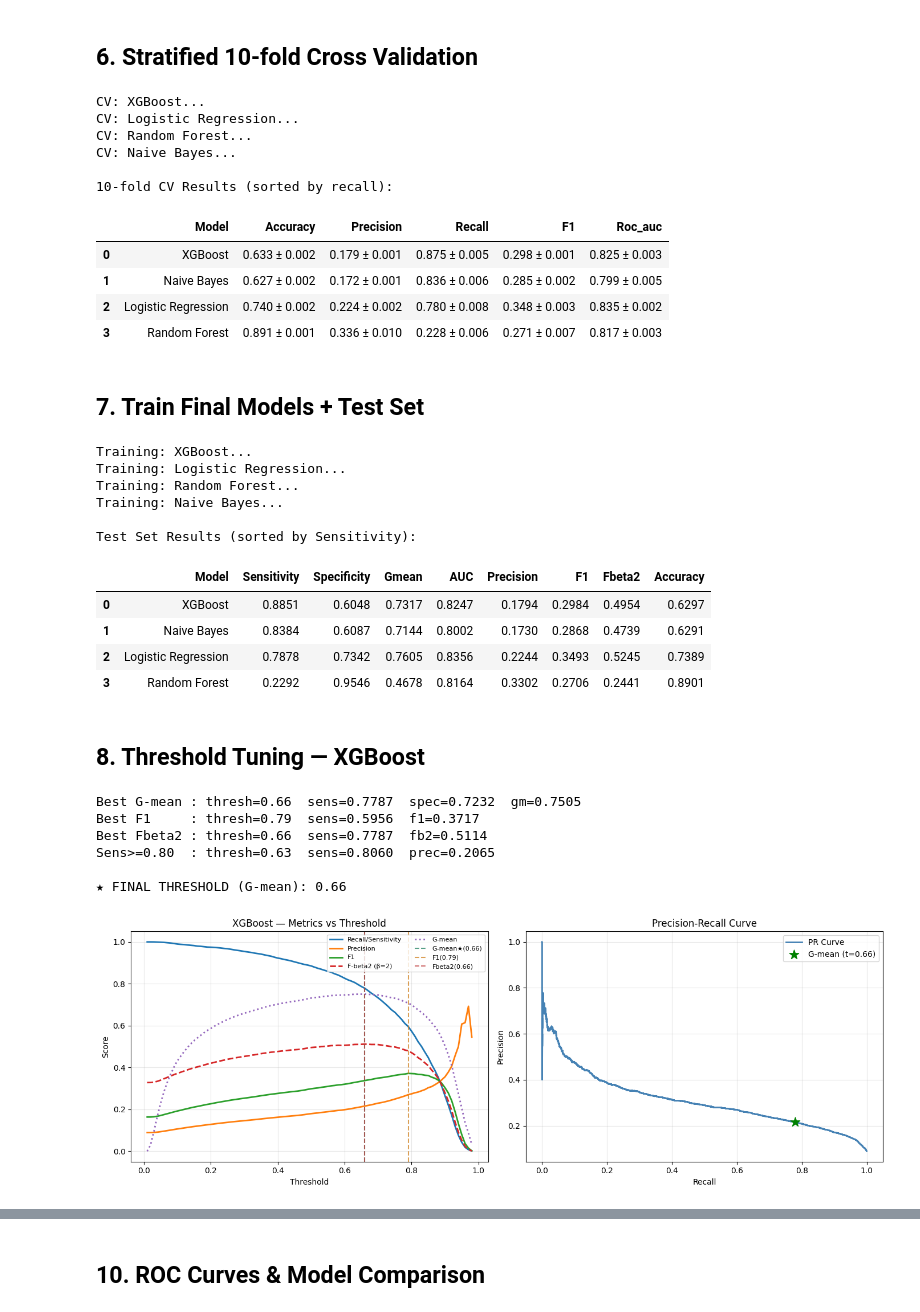
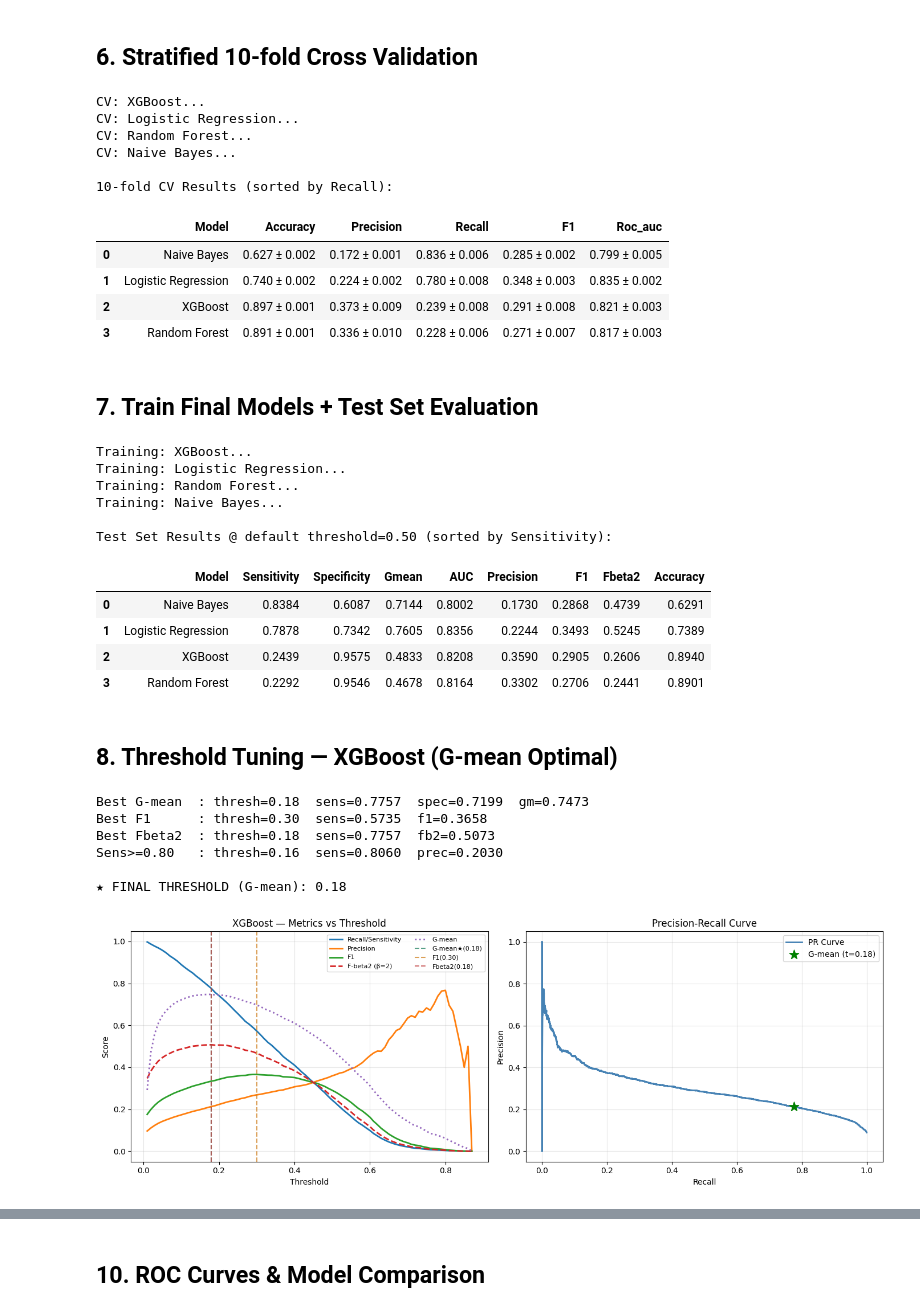
Before and after one commit to Haiseal/heart-disease-prediction, a Jupyter notebook: notebooks/BRFSS_NB3A_Baseline.ipynb, the cells around one changed output, grey strips where cells are left out. Drawn from its saved outputs; the diff is of its cells as text; code cells hidden in the pictures.

```diff
--- a/notebooks/BRFSS_NB3A_Baseline.ipynb
+++ b/notebooks/BRFSS_NB3A_Baseline.ipynb
@@ -155,14 +181,15 @@ for name in pipelines: print(f'  - {name}')
 ## 6. Stratified 10-fold Cross Validation
 # %%
 cv = StratifiedKFold(n_splits=10, shuffle=True, random_state=SEED)
-scoring = {'accuracy':'accuracy','precision':'precision',
-           'recall':'recall','f1':'f1','roc_auc':'roc_auc'}
+scoring = {'accuracy': 'accuracy', 'precision': 'precision',
+           'recall': 'recall', 'f1': 'f1', 'roc_auc': 'roc_auc'}
 
 cv_rows = []
 for name, pipe in pipelines.items():
     print(f'CV: {name}...')
+    # n_jobs=1 on outer CV to avoid nested parallelism with inner model n_jobs=-1
     sc = cross_validate(clone(pipe), X_train, y_train,
-                        cv=cv, scoring=scoring, n_jobs=-1)
+                        cv=cv, scoring=scoring, n_jobs=1)
     row = {'Model': name}
     for m in scoring:
         row[f'{m}_mean'] = sc[f'test_{m}'].mean()
@@ -175,7 +202,7 @@ for m in scoring:
         lambda r: f"{r[f'{m}_mean']:.3f} ± {r[f'{m}_std']:.3f}", axis=1)
 
 disp = ['Model'] + [f'{m}_fmt' for m in scoring]
-print('\n10-fold CV Results (sorted by recall):')
+print('\n10-fold CV Results (sorted by Recall):')
 display(cv_df[disp].rename(columns={f'{m}_fmt': m.capitalize() for m in scoring}))
 cv_df.to_csv(f'{OUT}/cv_results.csv', index=False)
 # %% [output]
@@ -184,14 +211,14 @@ CV: Logistic Regression...
 CV: Random Forest...
 CV: Naive Bayes...
 
-10-fold CV Results (sorted by recall):
+10-fold CV Results (sorted by Recall):
 |  | Model | Accuracy | Precision | Recall | F1 | Roc_auc |
-| 0 | XGBoost | 0.633 ± 0.002 | 0.179 ± 0.001 | 0.875 ± 0.005 | 0.298 ± 0.001 | 0.825 ± 0.003 |
-| 1 | Naive Bayes | 0.627 ± 0.002 | 0.172 ± 0.001 | 0.836 ± 0.006 | 0.285 ± 0.002 | 0.799 ± 0.005 |
-| 2 | Logistic Regression | 0.740 ± 0.002 | 0.224 ± 0.002 | 0.780 ± 0.008 | 0.348 ± 0.003 | 0.835 ± 0.002 |
+| 0 | Naive Bayes | 0.627 ± 0.002 | 0.172 ± 0.001 | 0.836 ± 0.006 | 0.285 ± 0.002 | 0.799 ± 0.005 |
+| 1 | Logistic Regression | 0.740 ± 0.002 | 0.224 ± 0.002 | 0.780 ± 0.008 | 0.348 ± 0.003 | 0.835 ± 0.002 |
+| 2 | XGBoost | 0.897 ± 0.001 | 0.373 ± 0.009 | 0.239 ± 0.008 | 0.291 ± 0.008 | 0.821 ± 0.003 |
 | 3 | Random Forest | 0.891 ± 0.001 | 0.336 ± 0.010 | 0.228 ± 0.006 | 0.271 ± 0.007 | 0.817 ± 0.003 |
 # %% [markdown]
-## 7. Train Final Models + Test Set
+## 7. Train Final Models + Test Set Evaluation
 # %%
 fitted = {}
 test_rows = []
@@ -202,7 +229,7 @@ for name, pipe in pipelines.items():
     p.fit(X_train, y_train)
     fitted[name] = p
 
-    yp  = p.predict(X_test)
+    yp  = p.predict(X_test)           # default threshold = 0.50
     ypr = p.predict_proba(X_test)[:,1]
     tn, fp, fn, tp_ = confusion_matrix(y_test, yp).ravel()
     sens = tp_/(tp_+fn);  spec = tn/(tn+fp)
@@ -212,13 +239,17 @@ for name, pipe in pipelines.items():
     acc  = accuracy_score(y_test, yp)
     gm   = np.sqrt(sens*spec)
     fb2  = (1+4)*prec*sens / (4*prec+sens+1e-9)
-    test_rows.append(dict(Model=name, Sensitivity=sens, Specificity=spec,
-        Gmean=gm, AUC=auc, Precision=prec, F1=f1, Fbeta2=fb2, Accuracy=acc,
-        TP=tp_, FN=fn, FP=fp, TN=tn))
+    test_rows.append(dict(
+        Model=name, Sensitivity=sens, Specificity=spec,
+        Gmean=gm, AUC=auc, Precision=prec,
+        F1=f1, Fbeta2=fb2, Accuracy=acc,
+        TP=tp_, FN=fn, FP=fp, TN=tn
+    ))
 
 test_df = pd.DataFrame(test_rows).sort_values('Sensitivity', ascending=False).reset_index(drop=True)
-print('\nTest Set Results (sorted by Sensitivity):')
-display(test_df[['Model','Sensitivity','Specificity','Gmean','AUC','Precision','F1','Fbeta2','Accuracy']].round(4))
+print('\nTest Set Results @ default threshold=0.50 (sorted by Sensitivity):')
+display(test_df[['Model','Sensitivity','Specificity','Gmean',
+                 'AUC','Precision','F1','Fbeta2','Accuracy']].round(4))
 test_df.to_csv(f'{OUT}/test_results.csv', index=False)
 # %% [output]
 Training: XGBoost...
@@ -226,30 +257,32 @@ Training: Logistic Regression...
 Training: Random Forest...
 Training: Naive Bayes...
 
-Test Set Results (sorted by Sensitivity):
+Test Set Results @ default threshold=0.50 (sorted by Sensitivity):
 |  | Model | Sensitivity | Specificity | Gmean | AUC | Precision | F1 | Fbeta2 | Accuracy |
-| 0 | XGBoost | 0.8851 | 0.6048 | 0.7317 | 0.8247 | 0.1794 | 0.2984 | 0.4954 | 0.6297 |
-| 1 | Naive Bayes | 0.8384 | 0.6087 | 0.7144 | 0.8002 | 0.1730 | 0.2868 | 0.4739 | 0.6291 |
-| 2 | Logistic Regression | 0.7878 | 0.7342 | 0.7605 | 0.8356 | 0.2244 | 0.3493 | 0.5245 | 0.7389 |
+| 0 | Naive Bayes | 0.8384 | 0.6087 | 0.7144 | 0.8002 | 0.1730 | 0.2868 | 0.4739 | 0.6291 |
+| 1 | Logistic Regression | 0.7878 | 0.7342 | 0.7605 | 0.8356 | 0.2244 | 0.3493 | 0.5245 | 0.7389 |
+| 2 | XGBoost | 0.2439 | 0.9575 | 0.4833 | 0.8208 | 0.3590 | 0.2905 | 0.2606 | 0.8940 |
 | 3 | Random Forest | 0.2292 | 0.9546 | 0.4678 | 0.8164 | 0.3302 | 0.2706 | 0.2441 | 0.8901 |
 # %% [markdown]
-## 8. Threshold Tuning — XGBoost
+## 8. Threshold Tuning — XGBoost (G-mean Optimal)
 # %%
 ypr_xgb = fitted['XGBoost'].predict_proba(X_test)[:,1]
 
 rows = []
 for t in np.arange(0.01, 1.00, 0.01):
     yt_ = (ypr_xgb >= t).astype(int)
-    if yt_.sum() == 0: continue
+    if yt_.sum() == 0:
+        continue
     tn, fp, fn, tp_ = confusion_matrix(y_test, yt_).ravel()
     rec  = tp_/(tp_+fn);  spec = tn/(tn+fp)
     prec = precision_score(y_test, yt_, zero_division=0)
     f1   = f1_score(y_test, yt_, zero_division=0)
     gm   = np.sqrt(rec*spec)
     fb2  = (1+4)*prec*rec / (4*prec+rec+1e-9)
-    rows.append(dict(t=round(t,2), recall=rec, spec=spec, prec=prec, f1=f1, gm=gm, fb2=fb2))
+    rows.append(dict(t=round(t,2), recall=rec, spec=spec,
+                     prec=prec, f1=f1, gm=gm, fb2=fb2))
 
-td = pd.DataFrame(rows)
+td   = pd.DataFrame(rows)
 bgm  = td.loc[td['gm'].idxmax()]
 bf1  = td.loc[td['f1'].idxmax()]
 bfb2 = td.loc[td['fb2'].idxmax()]
@@ -257,45 +290,46 @@ cand = td[td['recall'] >= 0.80]
 bbal = cand.loc[cand['prec'].idxmax()] if len(cand) else bgm
 FINAL_T = float(bgm['t'])
 
-print(f'Best G-mean : thresh={bgm.t:.2f}  sens={bgm.recall:.4f}  spec={bgm.spec:.4f}  gm={bgm.gm:.4f}')
-print(f'Best F1     : thresh={bf1.t:.2f}  sens={bf1.recall:.4f}  f1={bf1.f1:.4f}')
-print(f'Best Fbeta2 : thresh={bfb2.t:.2f}  sens={bfb2.recall:.4f}  fb2={bfb2.fb2:.4f}')
-print(f'Sens>=0.80  : thresh={bbal.t:.2f}  sens={bbal.recall:.4f}  prec={bbal.prec:.4f}')
+print(f'Best G-mean  : thresh={bgm.t:.2f}  sens={bgm.recall:.4f}  '
+      f'spec={bgm.spec:.4f}  gm={bgm.gm:.4f}')
+print(f'Best F1      : thresh={bf1.t:.2f}  sens={bf1.recall:.4f}  f1={bf1.f1:.4f}')
+print(f'Best Fbeta2  : thresh={bfb2.t:.2f}  sens={bfb2.recall:.4f}  fb2={bfb2.fb2:.4f}')
+print(f'Sens>=0.80   : thresh={bbal.t:.2f}  sens={bbal.recall:.4f}  prec={bbal.prec:.4f}')
 print(f'\n★ FINAL THRESHOLD (G-mean): {FINAL_T:.2f}')
 
 fig, axes = plt.subplots(1, 2, figsize=(14, 5))
 ax = axes[0]
 ax.plot(td['t'], td['recall'], lw=2, label='Recall/Sensitivity')
 ax.plot(td['t'], td['prec'],   lw=2, label='Precision')
 ax.plot(td['t'], td['f1'],     lw=2, label='F1')
 ax.plot(td['t'], td['fb2'],    lw=2, ls='--', label='F-beta2 (β=2)')
 ax.plot(td['t'], td['gm'],     lw=2, ls=':',  label='G-mean')
 for t, col, lbl in [
     (bgm.t,  '#208060', f'G-mean★({bgm.t:.2f})'),
     (bf1.t,  '#D08020', f'F1({bf1.t:.2f})'),
     (bfb2.t, '#C04040', f'Fbeta2({bfb2.t:.2f})')]:
     ax.axvline(t, color=col, ls='--', alpha=0.75, lw=1.5, label=lbl)
 ax.set_xlabel('Threshold'); ax.set_ylabel('Score')
 ax.set_title('XGBoost — Metrics vs Threshold')
 ax.legend(fontsize=8, ncol=2); ax.grid(alpha=0.3)
 
 prec_c, rec_c, _ = precision_recall_curve(y_test, ypr_xgb)
 ax2 = axes[1]
 ax2.plot(rec_c, prec_c, lw=2, color='steelblue', label='PR Curve')
-ax2.scatter([bgm.recall], [bgm.prec], s=150, color='green', marker='*', zorder=5,
-            label=f'G-mean (t={FINAL_T:.2f})')
+ax2.scatter([bgm.recall], [bgm.prec], s=150, color='green',
+            marker='*', zorder=5, label=f'G-mean (t={FINAL_T:.2f})')
 ax2.set_xlabel('Recall'); ax2.set_ylabel('Precision')
 ax2.set_title('Precision-Recall Curve')
 ax2.legend(); ax2.grid(alpha=0.3)
 plt.tight_layout()
 fig.savefig(f'{OUT}/threshold_tuning.png', dpi=150, bbox_inches='tight')
 plt.show()
 # %% [output]
-Best G-mean : thresh=0.66  sens=0.7787  spec=0.7232  gm=0.7505
-Best F1     : thresh=0.79  sens=0.5956  f1=0.3717
-Best Fbeta2 : thresh=0.66  sens=0.7787  fb2=0.5114
-Sens>=0.80  : thresh=0.63  sens=0.8060  prec=0.2065
+Best G-mean  : thresh=0.18  sens=0.7757  spec=0.7199  gm=0.7473
+Best F1      : thresh=0.30  sens=0.5735  f1=0.3658
+Best Fbeta2  : thresh=0.18  sens=0.7757  fb2=0.5073
+Sens>=0.80   : thresh=0.16  sens=0.8060  prec=0.2030
 
-★ FINAL THRESHOLD (G-mean): 0.66
+★ FINAL THRESHOLD (G-mean): 0.18
-[figure, old version]
+[figure, new version]
 # %% [markdown]
```
Also changed, not shown: parts of 12 cells of this notebook, 4 other files.
